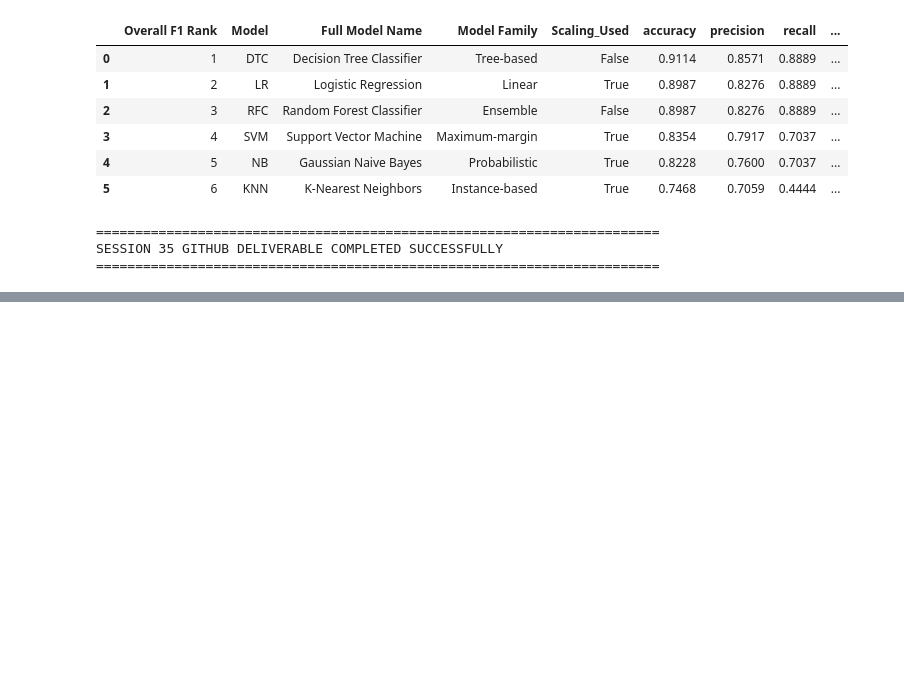
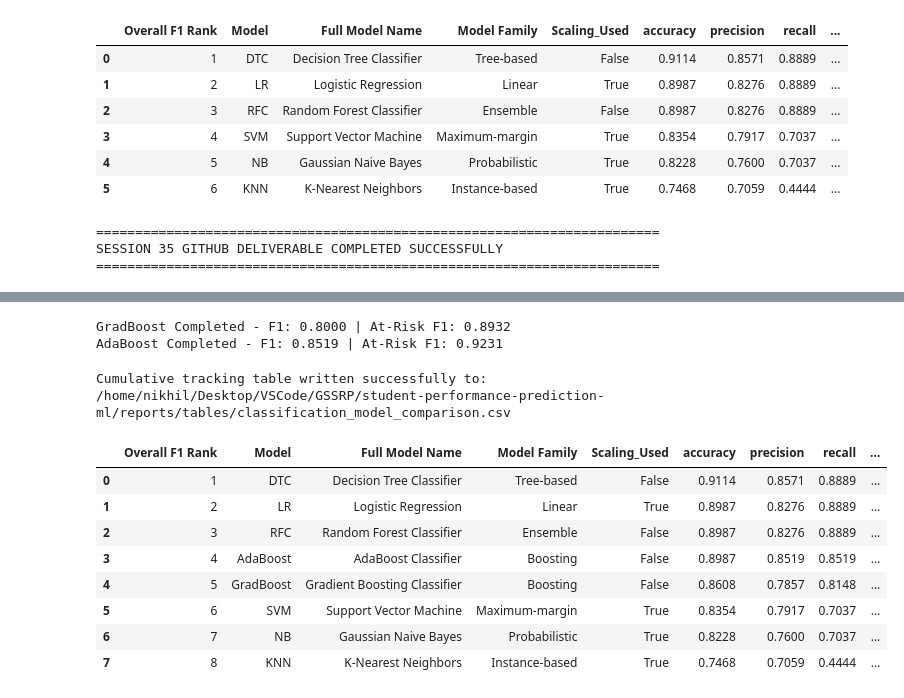
Before and after one commit to NDracorex/student-performance-ml, a Jupyter notebook: notebooks/07_classification_models.ipynb, the cells around one changed output, grey strips where cells are left out. Saved outputs shown, nothing was run; the diff lists cells and outputs as text; code cells hidden in the pictures; blank space fills up the shorter version.

Commit message:
Add Session 36 boosting classifiers

```diff
--- a/notebooks/07_classification_models.ipynb
+++ b/notebooks/07_classification_models.ipynb
@@ -650,0 +674,77 @@ SESSION 35 GITHUB DELIVERABLE COMPLETED SUCCESSFULLY
+# %%
+# Initialize boosting estimators
+boosting_estimators = [
+    ("GradBoost", "Gradient Boosting Classifier", GradientBoostingClassifier(random_state=42)),
+    ("AdaBoost", "AdaBoost Classifier", AdaBoostClassifier(random_state=42))
+]
+
+session36_result_rows = []
+
+for model_code, full_model_name, estimator in boosting_estimators:
+    # Fit model using raw training features
+    estimator.fit(Xtr_f, yctr)
+
+    # Generate class and probability predictions
+    predictions = estimator.predict(Xte_f)
+    probabilities = estimator.predict_proba(Xte_f)[:, 1]
+
+    # Evaluate metrics using the project evaluation function
+    metrics = evaluate_session33_classifier(y_true=ycte, y_pred=predictions, y_probability=probabilities)
+
+    session36_result_rows.append({
+        "Model": model_code,
+        "Full Model Name": full_model_name,
+        "Model Family": "Boosting",
+        "Scaling_Used": False,
+        **metrics
+    })
+
+    print(f"{model_code} Completed - F1: {metrics['f1']:.4f} | At-Risk F1: {metrics['at_risk_f1']:.4f}")
+
+session36_results_df = pd.DataFrame(session36_result_rows)
+# %% [output]
+GradBoost Completed - F1: 0.8000 | At-Risk F1: 0.8932
+AdaBoost Completed - F1: 0.8519 | At-Risk F1: 0.9231
+# %%
+# Path to cumulative metrics tracker
+PROJECT_ROOT = Path.cwd().resolve()
+for parent in [PROJECT_ROOT, *PROJECT_ROOT.parents]:
+    if (parent / ".git").exists():
+        PROJECT_ROOT = parent
+        break
+
+cumulative_path = PROJECT_ROOT / "reports" / "tables" / "classification_model_comparison.csv"
+
+if cumulative_path.exists():
+    classification_table = pd.read_csv(cumulative_path)
+
+    # Clear prior historical runs of GradBoost or AdaBoost rows to prevent duplicates
+    if "Model" in classification_table.columns:
+        classification_table = classification_table[~classification_table["Model"].isin(["GradBoost", "AdaBoost"])].copy()
+
+    classification_table = pd.concat([classification_table, session36_results_df], ignore_index=True, sort=False)
+else:
+    classification_table = session36_results_df.copy()
+
+# Sort the table globally by standard baseline F1
+classification_table = classification_table.sort_values(by="f1", ascending=False).reset_index(drop=True)
+
+if "Overall F1 Rank" in classification_table.columns:
+    classification_table = classification_table.drop(columns=["Overall F1 Rank"])
+classification_table.insert(0, "Overall F1 Rank", range(1, len(classification_table) + 1))
+
+# Export updated tables
+classification_table.to_csv(cumulative_path, index=False)
+print(f"Cumulative tracking table written successfully to: {cumulative_path}")
+display(classification_table.round(4))
+# %% [output]
+Cumulative tracking table written successfully to: /home/nikhil/Desktop/VSCode/GSSRP/student-performance-prediction-ml/reports/tables/classification_model_comparison.csv
+|  | Overall F1 Rank | Model | Full Model Name | Model Family | Scaling_Used | accuracy | precision | recall | ... |
+| 0 | 1 | DTC | Decision Tree Classifier | Tree-based | False | 0.9114 | 0.8571 | 0.8889 | ... |
+| 1 | 2 | LR | Logistic Regression | Linear | True | 0.8987 | 0.8276 | 0.8889 | ... |
+| 2 | 3 | RFC | Random Forest Classifier | Ensemble | False | 0.8987 | 0.8276 | 0.8889 | ... |
+| 3 | 4 | AdaBoost | AdaBoost Classifier | Boosting | False | 0.8987 | 0.8519 | 0.8519 | ... |
+| 4 | 5 | GradBoost | Gradient Boosting Classifier | Boosting | False | 0.8608 | 0.7857 | 0.8148 | ... |
+| 5 | 6 | SVM | Support Vector Machine | Maximum-margin | True | 0.8354 | 0.7917 | 0.7037 | ... |
+| 6 | 7 | NB | Gaussian Naive Bayes | Probabilistic | True | 0.8228 | 0.7600 | 0.7037 | ... |
+| 7 | 8 | KNN | K-Nearest Neighbors | Instance-based | True | 0.7468 | 0.7059 | 0.4444 | ... |
```
Also changed, not shown: parts of 6 cells of this notebook, 1 other file.
